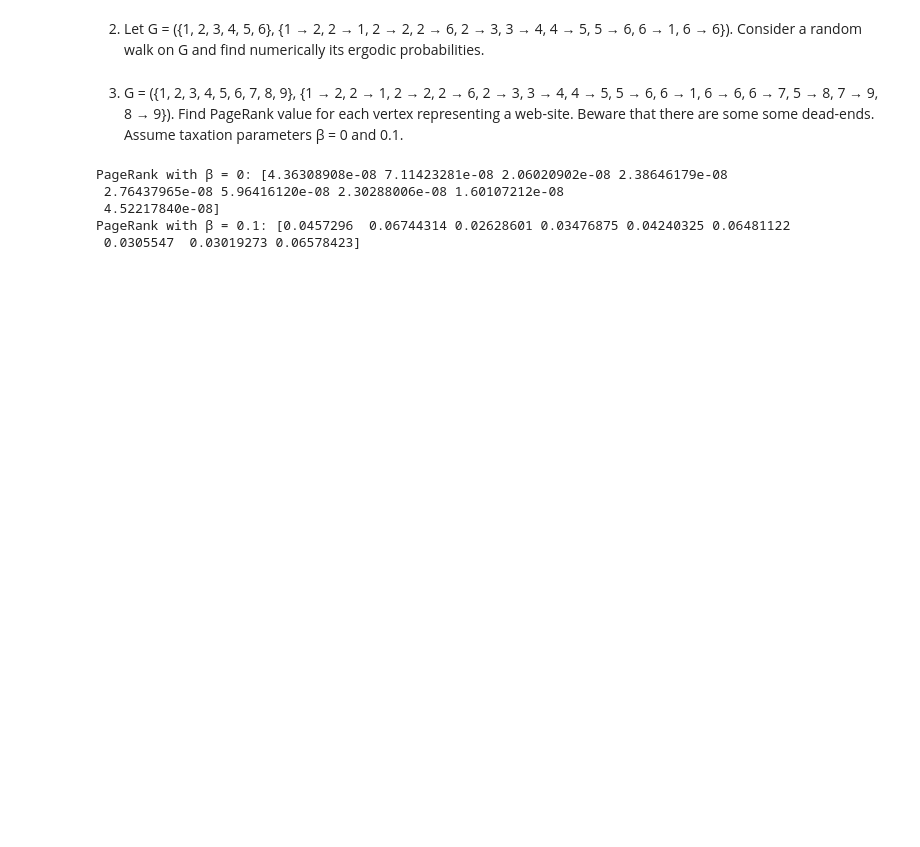
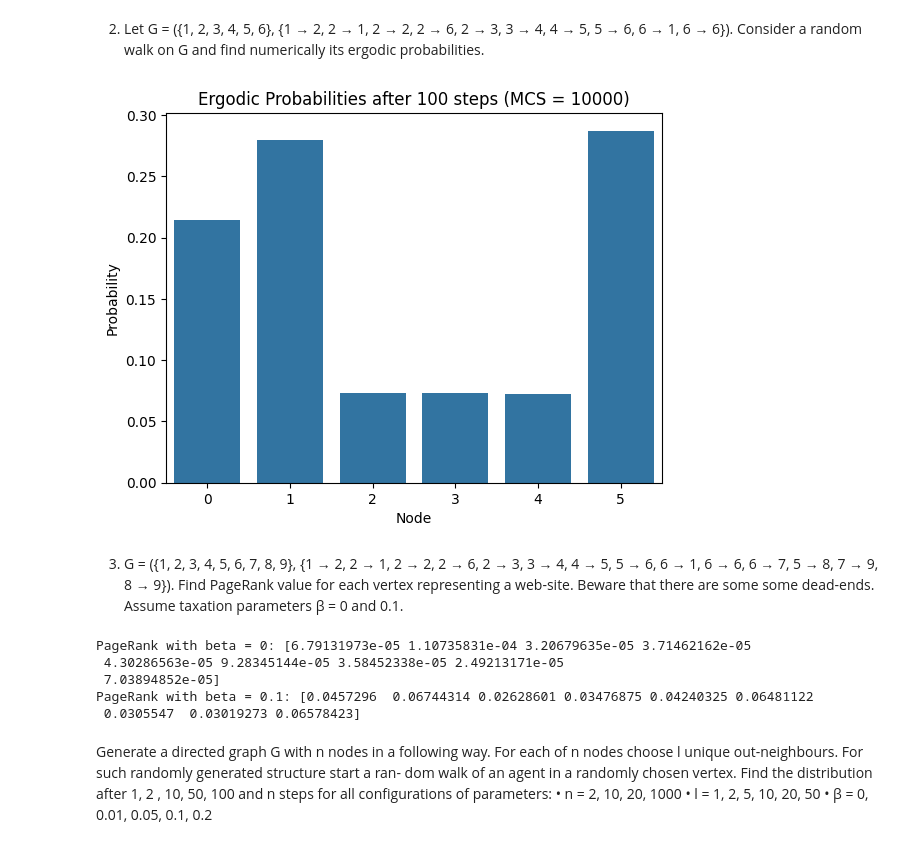
Before and after one commit to AdamKozakowski/List3, a Jupyter notebook: List4.ipynb, the cells around one changed output. Saved outputs shown, nothing was run; the diff lists cells and outputs as text; code cells hidden in the pictures; blank space fills up the shorter version.

```diff
--- a/List4.ipynb
+++ b/List4.ipynb
@@ -86,10 +92,10 @@ adjacency_matrix = np.array([
     [1, 0, 0, 0, 0, 1]
 ])
 # %%
-def run_ergodic_simulation(steps, MCS):
+def run_ergodic_simulation(steps, MCS,adjacency_matrix):
     final_positions = []
     for _ in range(MCS):
-        final_positions.append(run_agent(steps))
+        final_positions.append(run_agent(steps,adjacency_matrix))
 
     # Calculate ergodic probabilities
     frequencies = collections.Counter(final_positions)
@@ -101,7 +107,9 @@ def run_ergodic_simulation(steps, MCS):
     plt.ylabel('Probability')
     plt.show()
 # %%
-run_ergodic_simulation(steps=100, MCS=10000)
+run_ergodic_simulation(steps=100, MCS=10000,adjacency_matrix = adjacency_matrix)
+# %% [output]
+[figure, added]
 # %% [markdown]
 3. G = ({1, 2, 3, 4, 5, 6, 7, 8, 9}, {1 → 2, 2 → 1, 2 → 2, 2 → 6, 2 → 3, 3 → 4, 4 → 5, 5 →
 6, 6 → 1, 6 → 6, 6 → 7, 5 → 8, 7 → 9, 8 → 9}). Find PageRank value for each vertex
@@ -141,11 +149,19 @@ def calculate_pagerank(adjacency_matrix, beta):
 pagerank_beta_0 = calculate_pagerank(adjacency_matrix, beta=0)
 pagerank_beta_01 = calculate_pagerank(adjacency_matrix, beta=0.1)
 
-print("PageRank with β = 0:", pagerank_beta_0)
-print("PageRank with β = 0.1:", pagerank_beta_01)
+print("PageRank with beta = 0:", pagerank_beta_0)
+print("PageRank with beta = 0.1:", pagerank_beta_01)
 # %% [output]
-PageRank with β = 0: [4.36308908e-08 7.11423281e-08 2.06020902e-08 2.38646179e-08
- 2.76437965e-08 5.96416120e-08 2.30288006e-08 1.60107212e-08
- 4.52217840e-08]
-PageRank with β = 0.1: [0.0457296  0.06744314 0.02628601 0.03476875 0.04240325 0.06481122
+PageRank with beta = 0: [6.79131973e-05 1.10735831e-04 3.20679635e-05 3.71462162e-05
+ 4.30286563e-05 9.28345144e-05 3.58452338e-05 2.49213171e-05
+ 7.03894852e-05]
+PageRank with beta = 0.1: [0.0457296  0.06744314 0.02628601 0.03476875 0.04240325 0.06481122
  0.0305547  0.03019273 0.06578423]
+# %% [markdown]
+Generate a directed graph G with n nodes in a following way. For each of n nodes
+choose l unique out-neighbours. For such randomly generated structure start a ran-
+dom walk of an agent in a randomly chosen vertex. Find the distribution after 1, 2 ,
+10, 50, 100 and n steps for all configurations of parameters:
+• n = 2, 10, 20, 1000
+• l = 1, 2, 5, 10, 20, 50
+• β = 0, 0.01, 0.05, 0.1, 0.2
```
Also changed, not shown: parts of 6 cells of this notebook.
